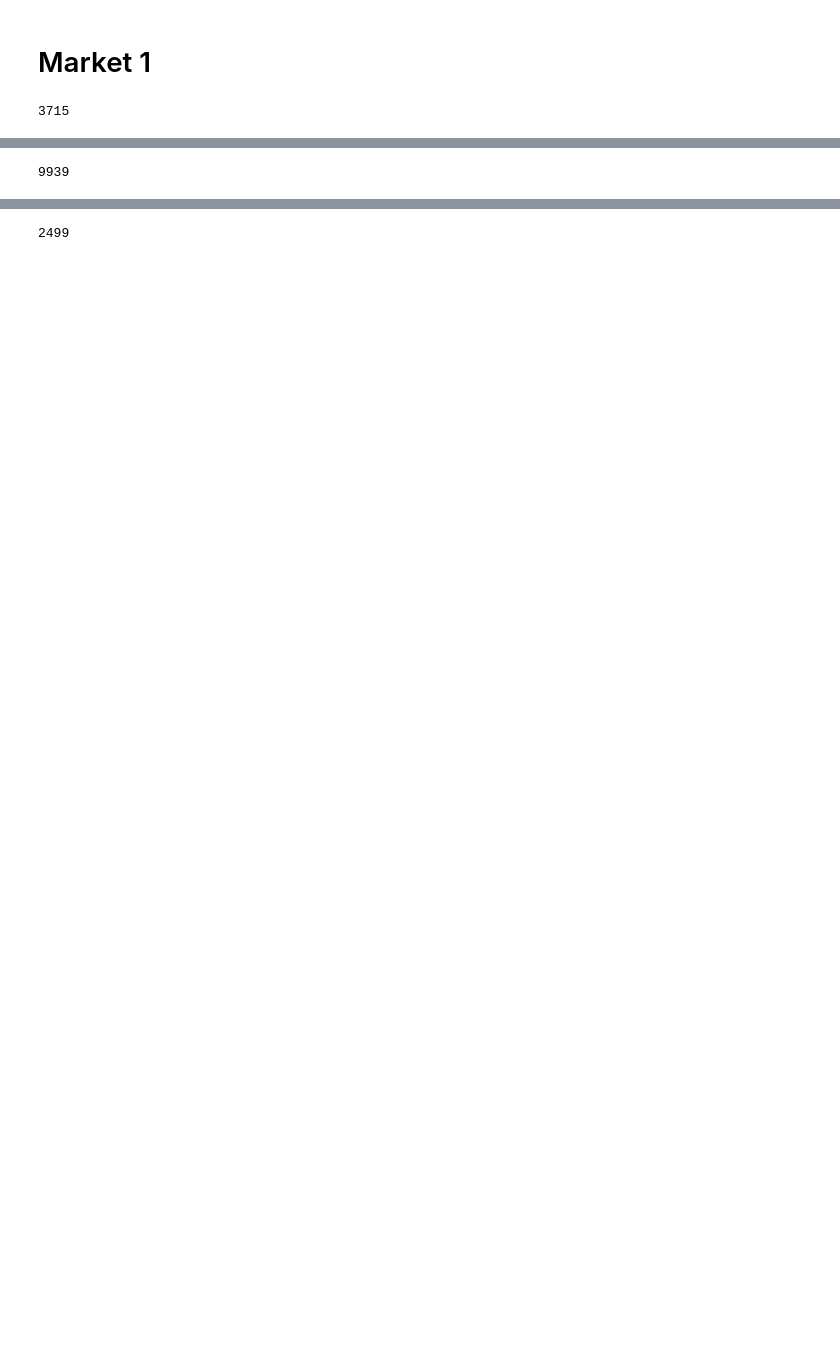
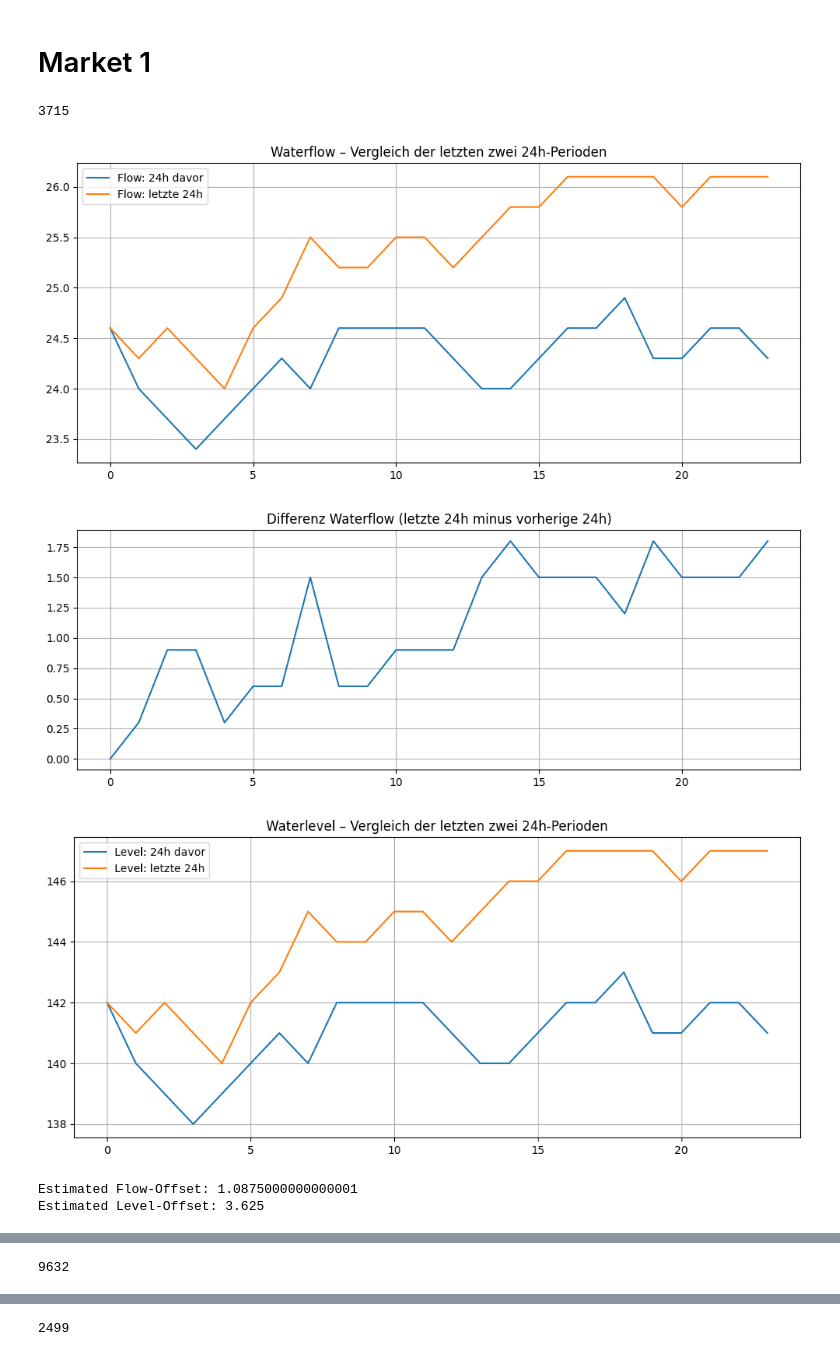
Before and after one commit to arhambintariq/imc_challenge_robotraders, a Jupyter notebook: estimates/min_max_values.ipynb, the cells around one changed output, grey strips where cells are left out. Saved outputs shown, nothing was run; the diff lists cells and outputs as text; code cells hidden in the pictures; blank space fills up the shorter version.

```diff
--- a/estimates/min_max_values.ipynb
+++ b/estimates/min_max_values.ipynb
@@ -12,3 +14,65 @@ market_1_settlement(
 )
 # %% [output]
 3715
+# %%
+import numpy as np
+import matplotlib.pyplot as plt
+
+# --- Daten laden ---
+wl_48 = get_waterlevel().tail(48)
+wf_48 = get_waterflow().tail(48)
+
+# Aufteilen in 24h-Blöcke
+wl_prev = wl_48.iloc[:24].reset_index(drop=True)
+wl_last = wl_48.iloc[24:].reset_index(drop=True)
+
+wf_prev = wf_48.iloc[:24].reset_index(drop=True)
+wf_last = wf_48.iloc[24:].reset_index(drop=True)
+
+# --- PLOTS für WATERFLOW ---
+plt.figure(figsize=(12, 5))
+plt.plot(wf_prev, label="Flow: 24h davor")
+plt.plot(wf_last, label="Flow: letzte 24h")
+plt.title("Waterflow – Vergleich der letzten zwei 24h-Perioden")
+plt.legend()
+plt.grid(True)
+plt.show()
+
+# Differenzen zwischen den beiden Zeitreihen
+wf_diff = wf_last - wf_prev
+
+plt.figure(figsize=(12, 4))
+plt.plot(wf_diff)
+plt.title("Differenz Waterflow (letzte 24h minus vorherige 24h)")
+plt.grid(True)
+plt.show()
+
+# --- PLOTS für WATERLEVEL ---
+plt.figure(figsize=(12, 5))
+plt.plot(wl_prev, label="Level: 24h davor")
+plt.plot(wl_last, label="Level: letzte 24h")
+plt.title("Waterlevel – Vergleich der letzten zwei 24h-Perioden")
+plt.legend()
+plt.grid(True)
+plt.show()
+
+# Differenzen
+wl_diff = wl_last - wl_prev
+
+offset_flow = np.mean(wf_last - wf_prev)
+offset_level = np.mean(wl_last - wl_prev)
+
+print("Estimated Flow-Offset:", offset_flow)
+print("Estimated Level-Offset:", offset_level)
+
+plt.figure(figsize=(12, 4))
+plt.plot(wl_diff)
+plt.title("Differenz Waterlevel (letzte 24h minus vorherige 24h)")
+plt.grid(True)
+plt.show()
+# %% [output]
+[figure, added]
+[figure, added]
+[figure, added]
+Estimated Flow-Offset: 1.0875000000000001
+Estimated Level-Offset: 3.625
@@ -15,17 +80,19 @@ market_1_settlement(
 # %%
+
 # market 2: we take values from the last 24h for that and add 5 since we start a little higher
+# 5,000 Strike Call Option on round( ( max(water level) - max(flow rate) ) * (min(water level) – min(flow rate) ) )
 wl = get_waterlevel().tail(24)
-wl += 5
+wl += offset_level
 
 # flow +=1,2
 wf = get_waterflow().tail(24)
-wf += 1.2
+wf += offset_flow
 
 market_2_call_value(
     flow_rates=wf,
     water_levels=wl
 )
 # %% [output]
-9939
+9632
 # %%
 # market 3
```
Also changed, not shown: parts of 6 cells of this notebook, 1 other file.
